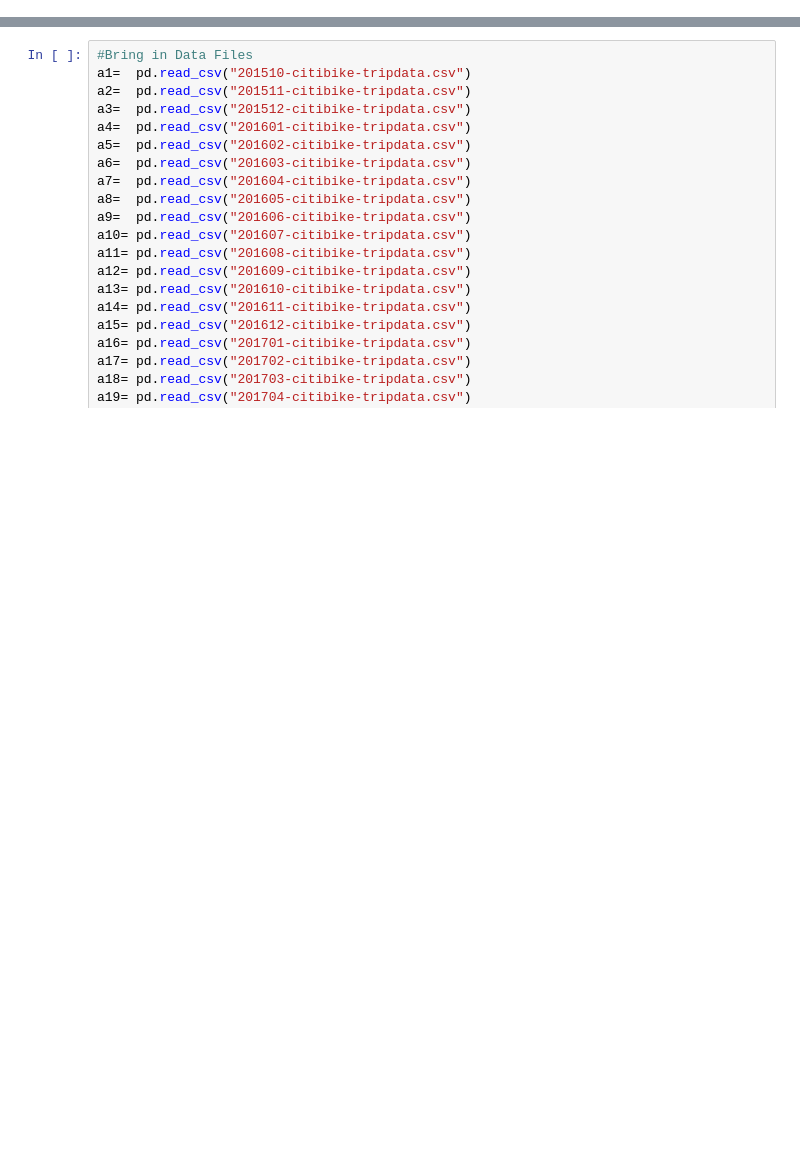
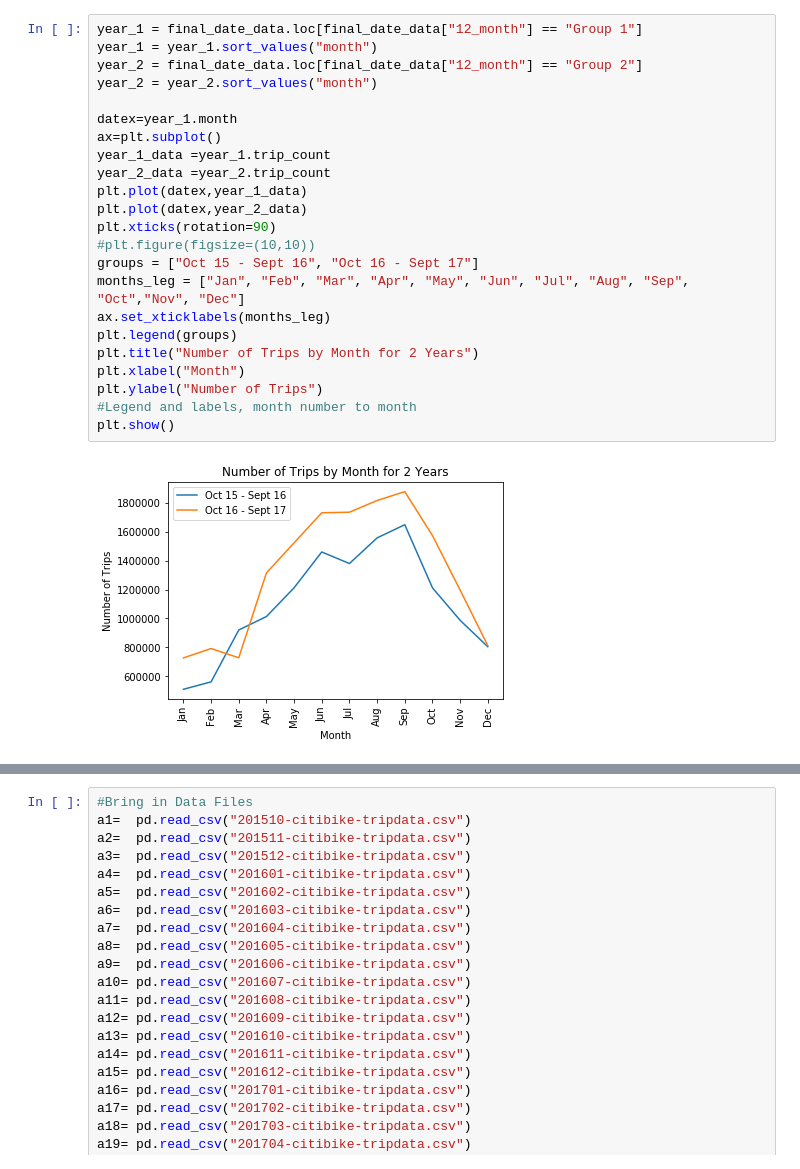
Before and after one commit to zinrion/Bike-Data-Analysis, a Jupyter notebook: Citi Bike.ipynb, the cells around one changed output, grey strips where cells are left out. Saved outputs shown, nothing was run; the diff lists cells and outputs as text; blank space fills up the shorter version.

```diff
--- a/Citi Bike.ipynb
+++ b/Citi Bike.ipynb
@@ -0,0 +77,25 @@
+# %%
+year_1 = final_date_data.loc[final_date_data["12_month"] == "Group 1"]
+year_1 = year_1.sort_values("month")
+year_2 = final_date_data.loc[final_date_data["12_month"] == "Group 2"]
+year_2 = year_2.sort_values("month")
+
+datex=year_1.month
+ax=plt.subplot()
+year_1_data =year_1.trip_count
+year_2_data =year_2.trip_count
+plt.plot(datex,year_1_data)
+plt.plot(datex,year_2_data)
+plt.xticks(rotation=90)
+#plt.figure(figsize=(10,10))
+groups = ["Oct 15 - Sept 16", "Oct 16 - Sept 17"]
+months_leg = ["Jan", "Feb", "Mar", "Apr", "May", "Jun", "Jul", "Aug", "Sep", "Oct","Nov", "Dec"]
+ax.set_xticklabels(months_leg)
+plt.legend(groups)
+plt.title("Number of Trips by Month for 2 Years")
+plt.xlabel("Month")
+plt.ylabel("Number of Trips")
+#Legend and labels, month number to month
+plt.show()
+# %% [output]
+[figure, added]
```
Also changed, not shown: parts of 36 cells of this notebook.
